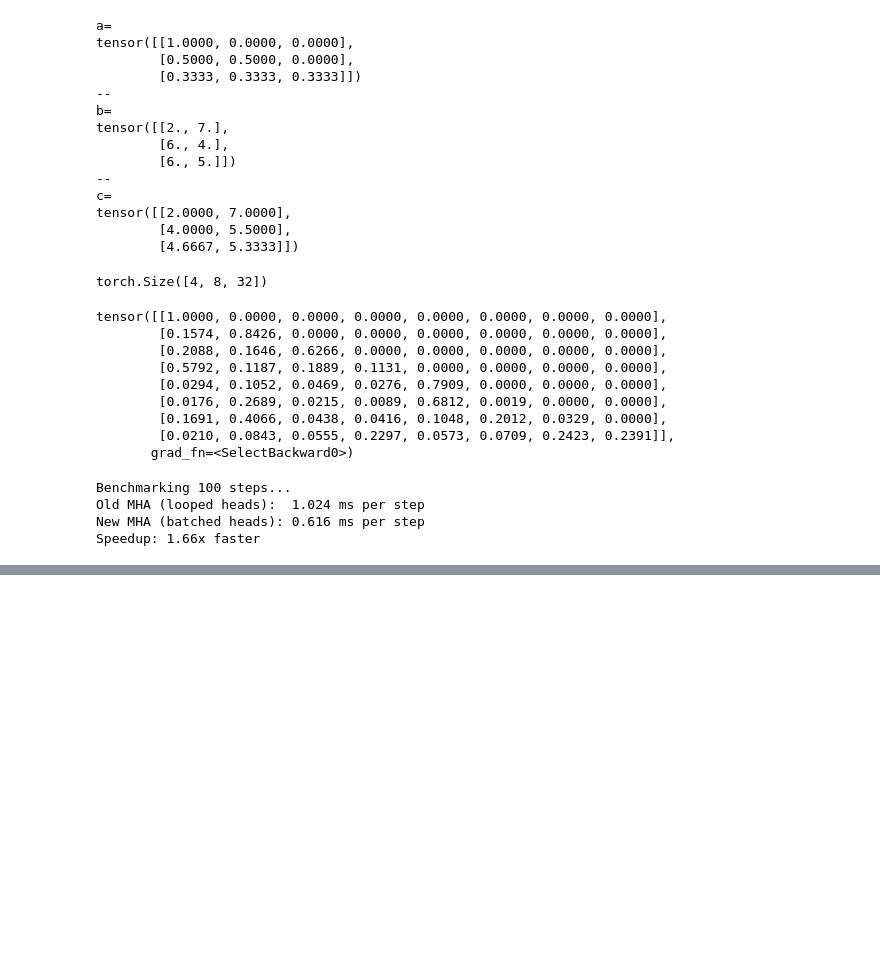
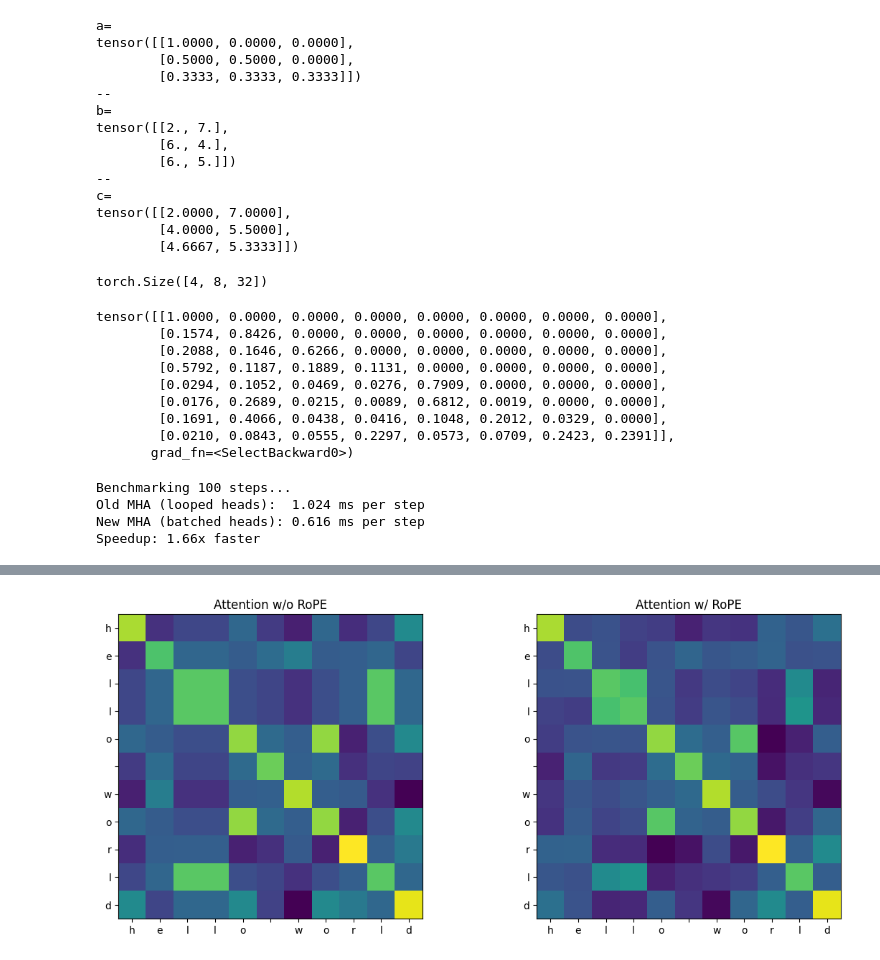
Before and after one commit to Shash23/custom-gpt, a Jupyter notebook: gpt-dev.ipynb, the cells around one changed output, grey strips where cells are left out. Drawn from its saved outputs; the diff is of its cells as text; code cells hidden in the pictures; blank space fills up the shorter version.

Commit message:
learning and testing out rope functionality

```diff
--- a/gpt-dev.ipynb
+++ b/gpt-dev.ipynb
@@ -520,0 +592,67 @@ Speedup: 1.66x faster
+# %%
+import torch
+import torch.nn as nn
+import matplotlib.pyplot as plt
+
+# === Your functions ===
+def rotate_half(x):
+    x1 = x[..., : x.shape[-1] // 2]
+    x2 = x[..., x.shape[-1] // 2:]
+    return torch.cat((-x2, x1), dim=-1)
+
+def apply_rotary_pos_emb(q, k, cos, sin, pos_ids):
+    B, T, H = q.shape
+    cos = cos[pos_ids].unsqueeze(0)  # (1, T, H//2)
+    sin = sin[pos_ids].unsqueeze(0)
+
+    q1, q2 = q[..., :H//2], q[..., H//2:]
+    k1, k2 = k[..., :H//2], k[..., H//2:]
+
+    q_rot = torch.cat([q1 * cos - q2 * sin, q1 * sin + q2 * cos], dim=-1)
+    k_rot = torch.cat([k1 * cos - k2 * sin, k1 * sin + k2 * cos], dim=-1)
+    return q_rot, k_rot
+
+# === Setup ===
+text = "hello world"
+chars = sorted(set(text))
+stoi = {ch: i for i, ch in enumerate(chars)}
+vocab_size = len(chars)
+H = 32
+T = len(text)
+
+tokens = torch.tensor([stoi[c] for c in text])
+embedding = nn.Embedding(vocab_size, H)
+x = embedding(tokens).unsqueeze(0)  # (1, T, H)
+q = k = x.clone()
+
+# === Rotary frequencies
+theta = 10000 ** (-torch.arange(0, H // 2).float() / H)
+pos = torch.arange(T).unsqueeze(1)
+freqs = pos * theta
+sin, cos = torch.sin(freqs), torch.cos(freqs)
+pos_ids = torch.arange(T)
+
+# === Apply RoPE
+q_rot, k_rot = apply_rotary_pos_emb(q, k, cos, sin, pos_ids)
+
+# === Compute scores
+dot = lambda a, b: (a @ b.transpose(-2, -1)) / (H ** 0.5)
+score_no_rope = dot(q, k)
+score_with_rope = dot(q_rot, k_rot)
+
+# === Plot
+fig, axs = plt.subplots(1, 2, figsize=(12, 5))
+labels = list(text)
+
+for ax, score, title in zip(axs, [score_no_rope, score_with_rope], ["w/o RoPE", "w/ RoPE"]):
+    ax.set_title(f"Attention {title}")
+    ax.imshow(score[0].detach().numpy(), cmap='viridis')
+    ax.set_xticks(range(T))
+    ax.set_xticklabels(labels)
+    ax.set_yticks(range(T))
+    ax.set_yticklabels(labels)
+
+plt.tight_layout()
+plt.show()
+# %% [output]
+[figure, added]
```
Also changed, not shown: parts of 4 cells of this notebook, 2 other files.
